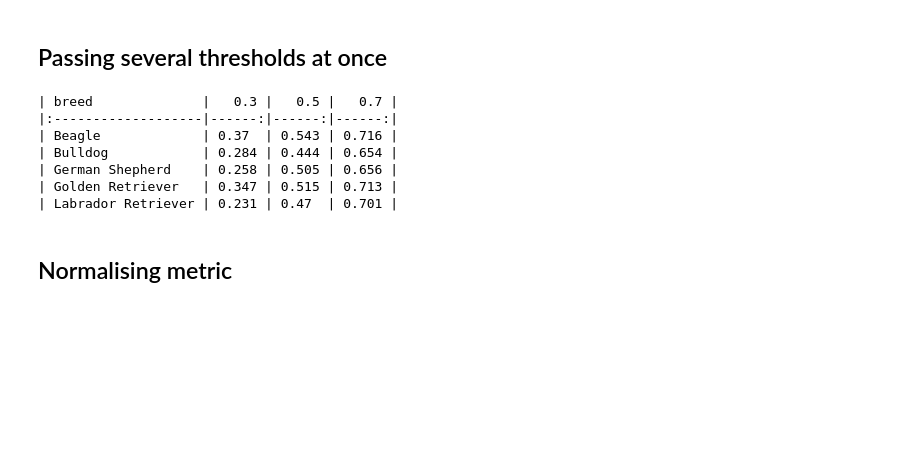
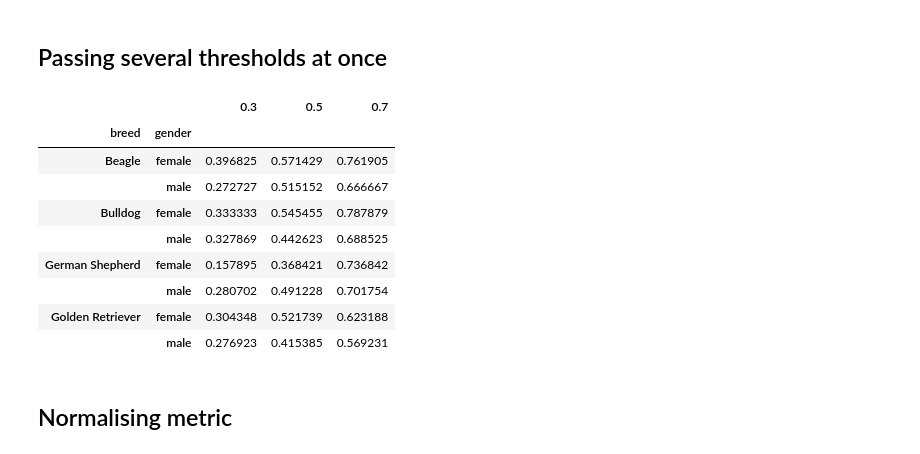
Before and after one commit to martinsbruveris/score-analysis, a Jupyter notebook: notebooks/showbias_tutorial.ipynb, the cells around one changed output. Saved outputs shown, nothing was run; the diff lists cells and outputs as text; code cells hidden in the pictures; blank space fills up the shorter version.

```diff
--- a/notebooks/showbias_tutorial.ipynb
+++ b/notebooks/showbias_tutorial.ipynb
@@ -77,21 +78,24 @@ print(bias_frame.to_markdown())
 # %%
 bias_frame = showbias(
     data=df,
-    group_columns="breed",
+    group_columns=["breed", "gender"],
     label_column="labels",
     score_column="scores",
     metric="fnr",
     threshold=[0.3, 0.5, 0.7],
 )
-print(bias_frame.to_markdown())
+bias_frame.values
 # %% [output]
-| breed              |   0.3 |   0.5 |   0.7 |
-|:-------------------|------:|------:|------:|
-| Beagle             | 0.37  | 0.543 | 0.716 |
-| Bulldog            | 0.284 | 0.444 | 0.654 |
-| German Shepherd    | 0.258 | 0.505 | 0.656 |
-| Golden Retriever   | 0.347 | 0.515 | 0.713 |
-| Labrador Retriever | 0.231 | 0.47  | 0.701 |
+|  |  | 0.3 | 0.5 | 0.7 |
+| breed | gender |  |  |  |
+| Beagle | female | 0.396825 | 0.571429 | 0.761905 |
+|  | male | 0.272727 | 0.515152 | 0.666667 |
+| Bulldog | female | 0.333333 | 0.545455 | 0.787879 |
+|  | male | 0.327869 | 0.442623 | 0.688525 |
+| German Shepherd | female | 0.157895 | 0.368421 | 0.736842 |
+|  | male | 0.280702 | 0.491228 | 0.701754 |
+| Golden Retriever | female | 0.304348 | 0.521739 | 0.623188 |
+|  | male | 0.276923 | 0.415385 | 0.569231 |
 # %% [markdown]
 ## Normalising metric
 # %% [markdown]
```
Also changed, not shown: parts of 22 cells of this notebook, 1 other file.
